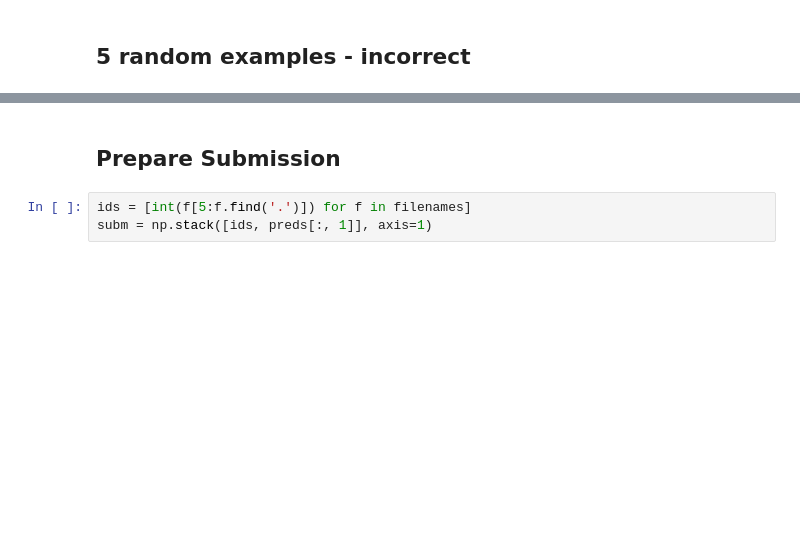
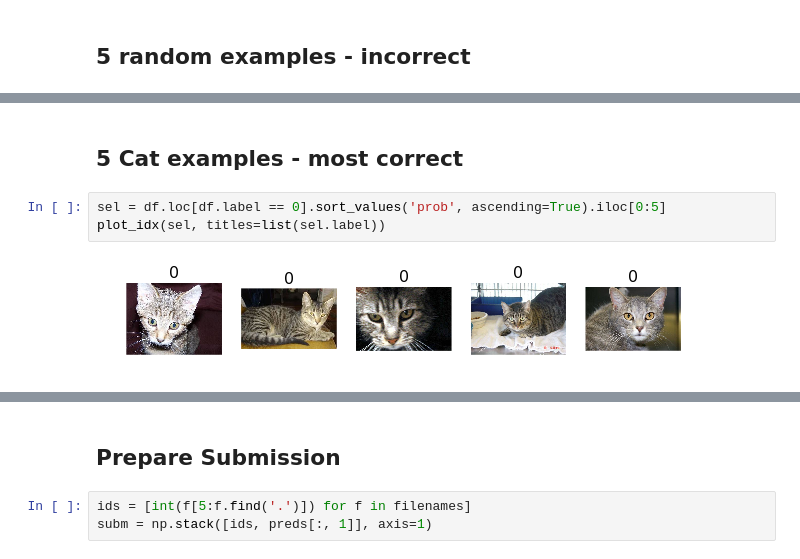
Before and after one commit to ganesh-krishnan/courses, a Jupyter notebook: deeplearning1/nbs/lesson1-gk.ipynb, the cells around one changed output, grey strips where cells are left out. Saved outputs shown, nothing was run; the diff lists cells and outputs as text; blank space fills up the shorter version.

```diff
--- a/deeplearning1/nbs/lesson1-gk.ipynb
+++ b/deeplearning1/nbs/lesson1-gk.ipynb
@@ -140,0 +160,7 @@ plot_idx(sel, titles=list(sel.label))
+# %% [markdown]
+## 5 Cat examples - most correct
+# %%
+sel = df.loc[df.label == 0].sort_values('prob', ascending=True).iloc[0:5]
+plot_idx(sel, titles=list(sel.label))
+# %% [output]
+[figure, added]
```
Also changed, not shown: parts of 30 cells of this notebook.
